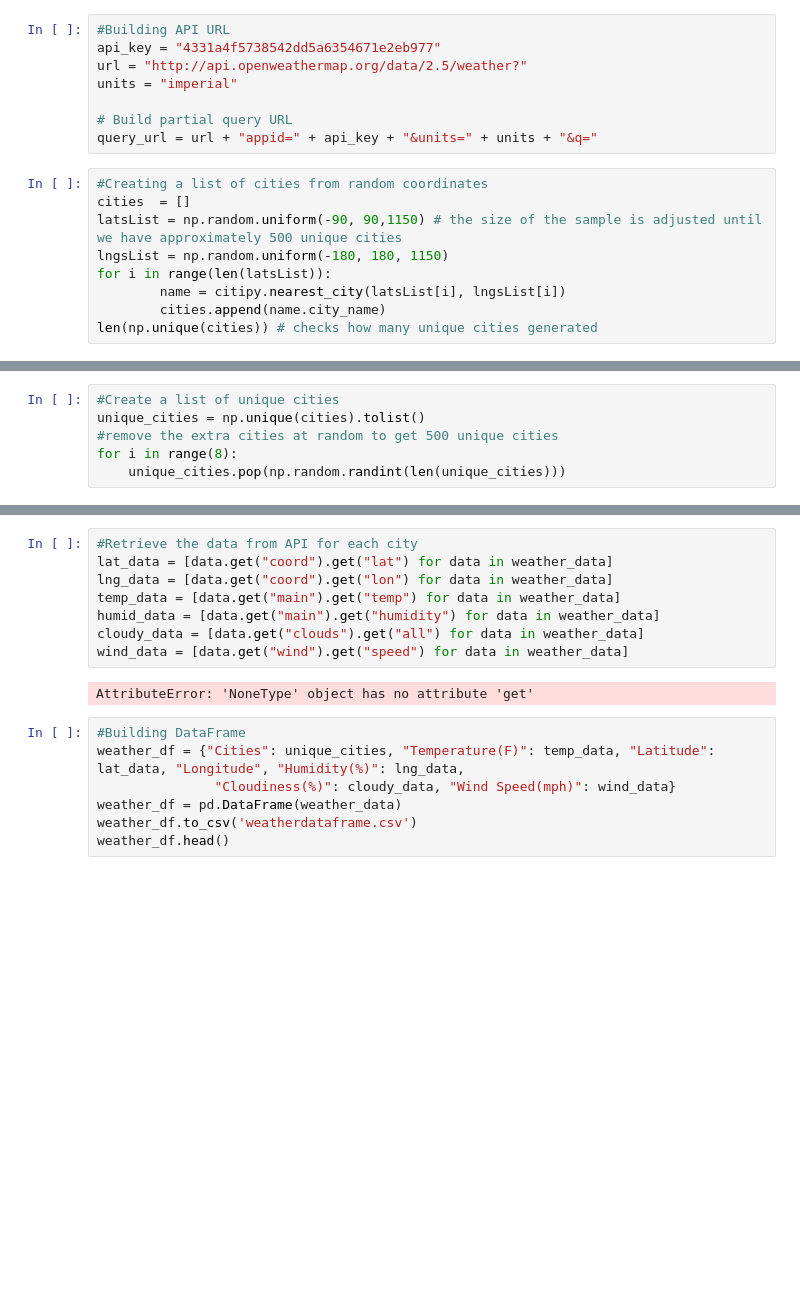
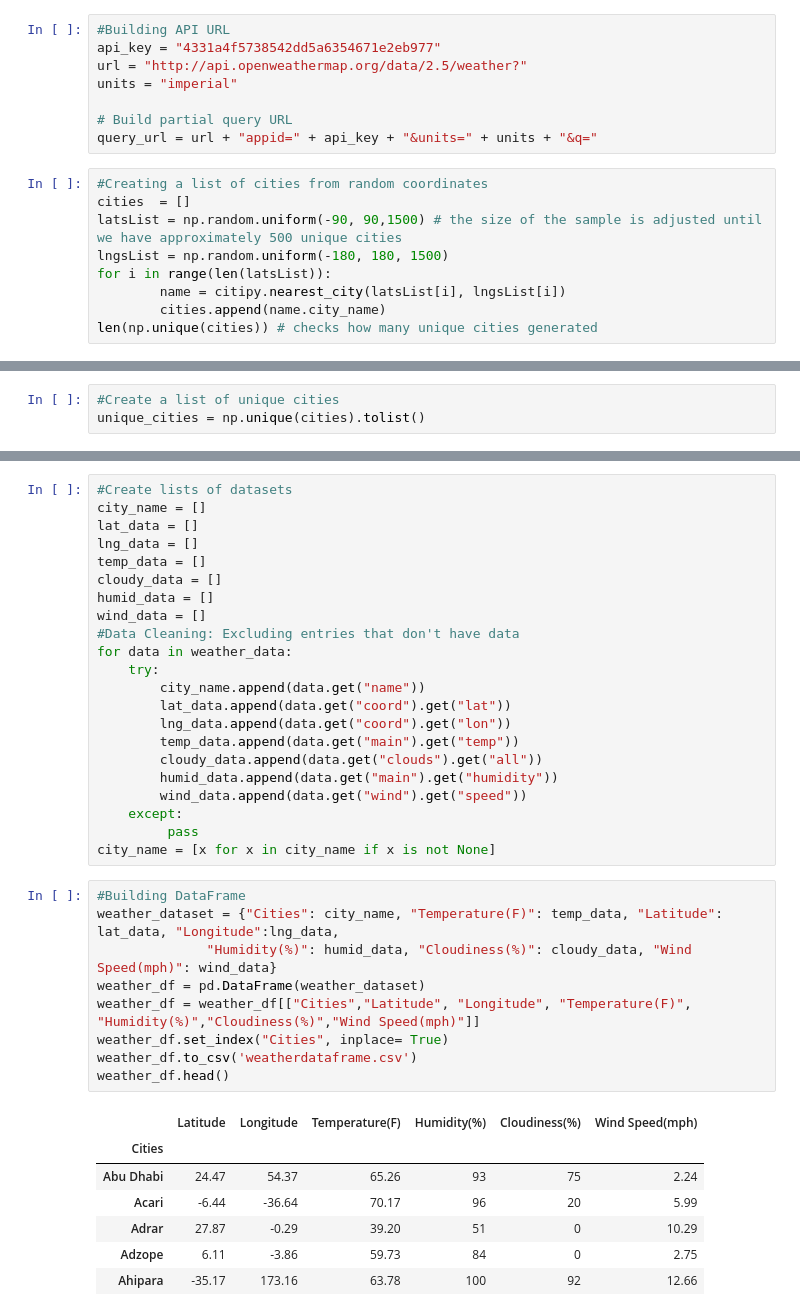
Before and after one commit to harryli99/PythonAPI-HW, a Jupyter notebook: PythonAPI Hw.ipynb, the cells around one changed output, grey strips where cells are left out. Saved outputs shown, nothing was run; the diff lists cells and outputs as text; blank space fills up the shorter version.

```diff
--- a/PythonAPI Hw.ipynb
+++ b/PythonAPI Hw.ipynb
@@ -15,8 +15,8 @@ query_url = url + "appid=" + api_key + "&units=" + units + "&q="
 # %%
 #Creating a list of cities from random coordinates
 cities  = []
-latsList = np.random.uniform(-90, 90,1150) # the size of the sample is adjusted until we have approximately 500 unique cities
-lngsList = np.random.uniform(-180, 180, 1150)
+latsList = np.random.uniform(-90, 90,1500) # the size of the sample is adjusted until we have approximately 500 unique cities
+lngsList = np.random.uniform(-180, 180, 1500)
 for i in range(len(latsList)):
         name = citipy.nearest_city(latsList[i], lngsList[i])
         cities.append(name.city_name)
@@ -26,9 +26,6 @@ len(np.unique(cities)) # checks how many unique cities generated
 # %%
 #Create a list of unique cities
 unique_cities = np.unique(cities).tolist()
-#remove the extra cities at random to get 500 unique cities
-for i in range(8):
-    unique_cities.pop(np.random.randint(len(unique_cities)))
 # %%
 weather_data = []
 # Loop through the list of cities and perform a request for data on each
@@ -39,20 +53,42 @@ for city in unique_cities:
 # %%
-#Retrieve the data from API for each city
-lat_data = [data.get("coord").get("lat") for data in weather_data]
-lng_data = [data.get("coord").get("lon") for data in weather_data]
-temp_data = [data.get("main").get("temp") for data in weather_data]
-humid_data = [data.get("main").get("humidity") for data in weather_data]
-cloudy_data = [data.get("clouds").get("all") for data in weather_data]
-wind_data = [data.get("wind").get("speed") for data in weather_data]
+#Create lists of datasets
+city_name = []
+lat_data = []
+lng_data = []
+temp_data = []
+cloudy_data = []
+humid_data = []
+wind_data = []
+#Data Cleaning: Excluding entries that don't have data
+for data in weather_data:
+    try:
+        city_name.append(data.get("name"))
+        lat_data.append(data.get("coord").get("lat"))
+        lng_data.append(data.get("coord").get("lon"))
+        temp_data.append(data.get("main").get("temp"))
+        cloudy_data.append(data.get("clouds").get("all"))
+        humid_data.append(data.get("main").get("humidity"))
+        wind_data.append(data.get("wind").get("speed"))
+    except:
+         pass
+city_name = [x for x in city_name if x is not None]
-# %% [output]
-AttributeError: 'NoneType' object has no attribute 'get'
 # %%
 #Building DataFrame
-weather_df = {"Cities": unique_cities, "Temperature(F)": temp_data, "Latitude": lat_data, "Longitude", "Humidity(%)": lng_data,
-               "Cloudiness(%)": cloudy_data, "Wind Speed(mph)": wind_data}
-weather_df = pd.DataFrame(weather_data)
+weather_dataset = {"Cities": city_name, "Temperature(F)": temp_data, "Latitude": lat_data, "Longitude":lng_data,
+              "Humidity(%)": humid_data, "Cloudiness(%)": cloudy_data, "Wind Speed(mph)": wind_data}
+weather_df = pd.DataFrame(weather_dataset)
+weather_df = weather_df[["Cities","Latitude", "Longitude", "Temperature(F)", "Humidity(%)","Cloudiness(%)","Wind Speed(mph)"]]
+weather_df.set_index("Cities", inplace= True)
 weather_df.to_csv('weatherdataframe.csv')
 weather_df.head()
+# %% [output]
+|  | Latitude | Longitude | Temperature(F) | Humidity(%) | Cloudiness(%) | Wind Speed(mph) |
+| Cities |  |  |  |  |  |  |
+| Abu Dhabi | 24.47 | 54.37 | 65.26 | 93 | 75 | 2.24 |
+| Acari | -6.44 | -36.64 | 70.17 | 96 | 20 | 5.99 |
+| Adrar | 27.87 | -0.29 | 39.20 | 51 | 0 | 10.29 |
+| Adzope | 6.11 | -3.86 | 59.73 | 84 | 0 | 2.75 |
+| Ahipara | -35.17 | 173.16 | 63.78 | 100 | 92 | 12.66 |
 # %%
 # Build a scatter plot for each data type
 plt.scatter(weather_df["Latitude"], weather_df["Temperature(F)"], marker="o")
```
Also changed, not shown: parts of 6 cells of this notebook, 6 other files.
